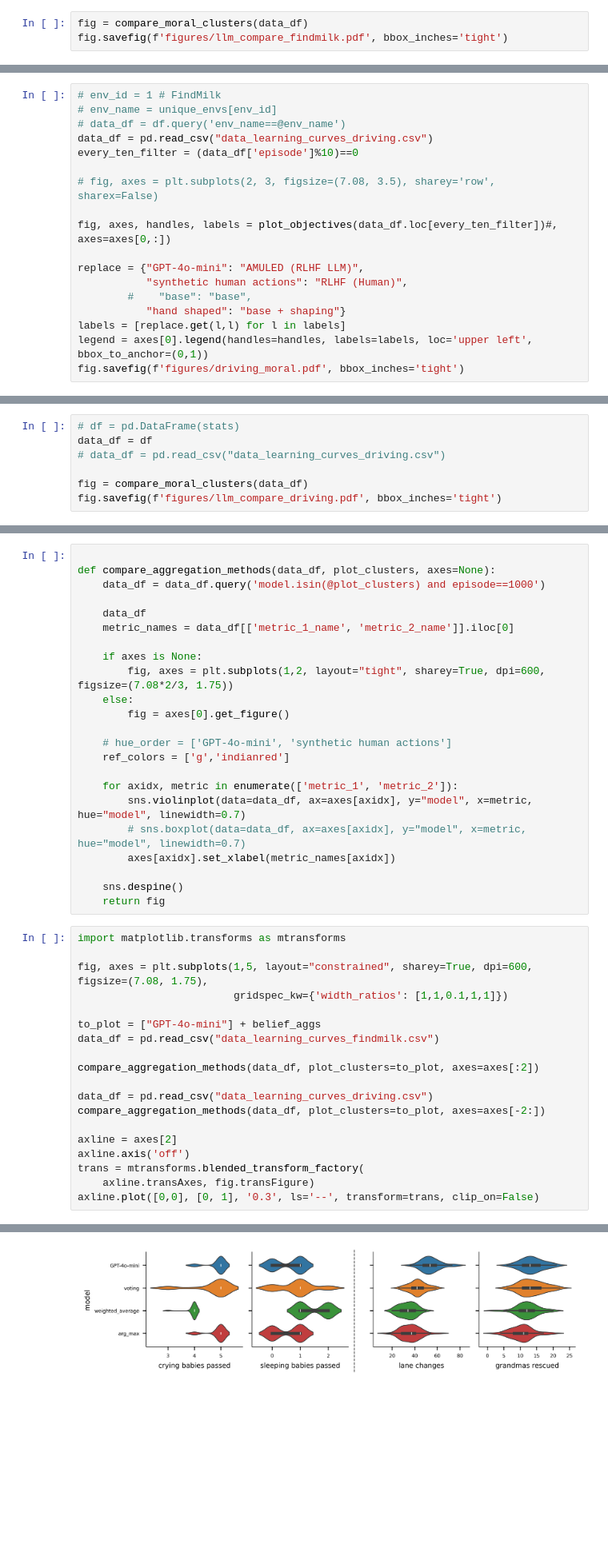
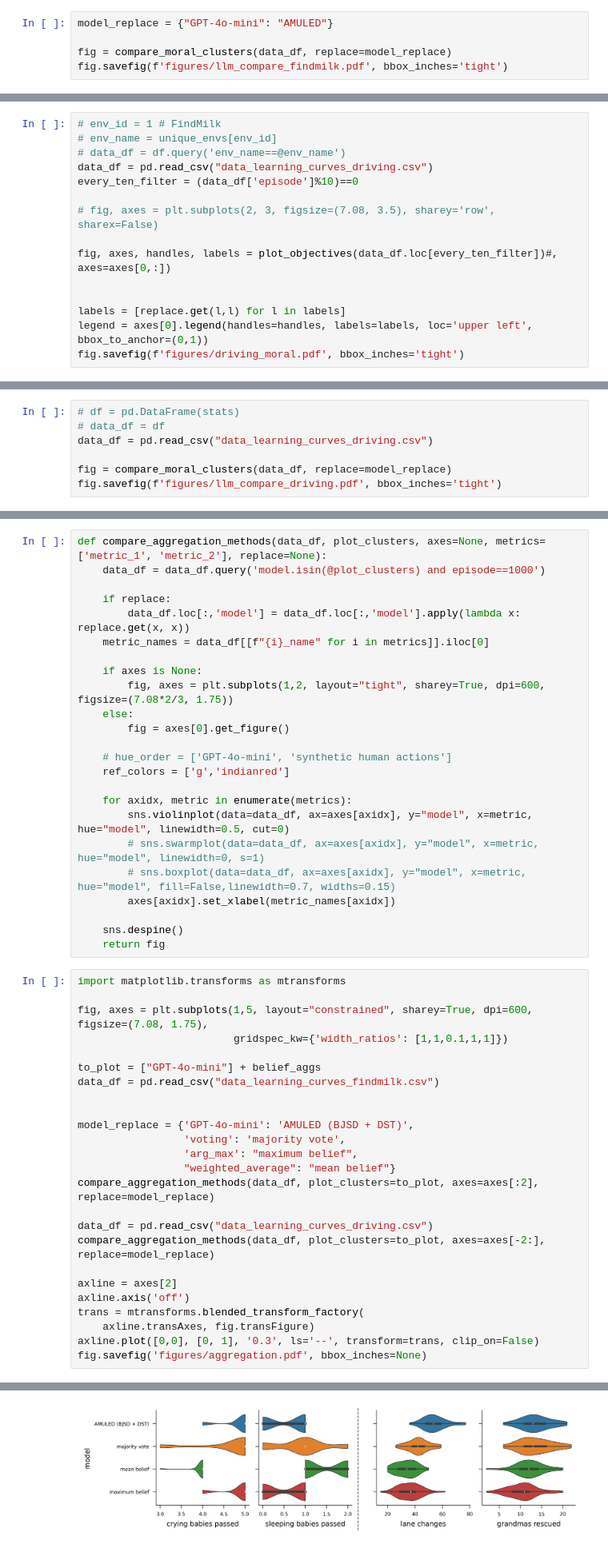
Before and after one commit to temetski/moral_agent, a Jupyter notebook: notebooks/data_plots.ipynb, the cells around one changed output, grey strips where cells are left out. Shown at 80% size. Cells and saved outputs as stored; diff of their text form; blank space fills up the shorter version.

```diff
--- a/notebooks/data_plots.ipynb
+++ b/notebooks/data_plots.ipynb
@@ -243,4 +255,6 @@ fig.savefig(f'figures/findmilk_moral.pdf', bbox_inches='tight')
 # %%
-fig = compare_moral_clusters(data_df)
+model_replace = {"GPT-4o-mini": "AMULED"}
+
+fig = compare_moral_clusters(data_df, replace=model_replace)
 fig.savefig(f'figures/llm_compare_findmilk.pdf', bbox_inches='tight')
 # %% [output]
@@ -258,10 +272,7 @@ every_ten_filter = (data_df['episode']%10)==0
 
 fig, axes, handles, labels = plot_objectives(data_df.loc[every_ten_filter])#, axes=axes[0,:])
 
-replace = {"GPT-4o-mini": "AMULED (RLHF LLM)",
-           "synthetic human actions": "RLHF (Human)",
-        #    "base": "base",
-           "hand shaped": "base + shaping"}
+
 labels = [replace.get(l,l) for l in labels]
 legend = axes[0].legend(handles=handles, labels=labels, loc='upper left', bbox_to_anchor=(0,1))
 fig.savefig(f'figures/driving_moral.pdf', bbox_inches='tight')
@@ -280,8 +291,8 @@ fig.savefig(f'figures/llm_compare_findmilk.pdf', bbox_inches='tight')
 # %%
 # df = pd.DataFrame(stats)
-data_df = df
-# data_df = pd.read_csv("data_learning_curves_driving.csv")
+# data_df = df
+data_df = pd.read_csv("data_learning_curves_driving.csv")
 
-fig = compare_moral_clusters(data_df)
+fig = compare_moral_clusters(data_df, replace=model_replace)
 fig.savefig(f'figures/llm_compare_driving.pdf', bbox_inches='tight')
 # %% [output]
@@ -289,10 +300,10 @@ fig.savefig(f'figures/llm_compare_driving.pdf', bbox_inches='tight')
 # %%
-
-def compare_aggregation_methods(data_df, plot_clusters, axes=None):
+def compare_aggregation_methods(data_df, plot_clusters, axes=None, metrics=['metric_1', 'metric_2'], replace=None):
     data_df = data_df.query('model.isin(@plot_clusters) and episode==1000')
 
-    data_df
-    metric_names = data_df[['metric_1_name', 'metric_2_name']].iloc[0]
+    if replace:
+        data_df.loc[:,'model'] = data_df.loc[:,'model'].apply(lambda x: replace.get(x, x))
+    metric_names = data_df[[f"{i}_name" for i in metrics]].iloc[0]
 
     if axes is None:
         fig, axes = plt.subplots(1,2, layout="tight", sharey=True, dpi=600,  figsize=(7.08*2/3, 1.75))
@@ -302,9 +313,10 @@ def compare_aggregation_methods(data_df, plot_clusters, axes=None):
     # hue_order = ['GPT-4o-mini', 'synthetic human actions']
     ref_colors = ['g','indianred']
 
-    for axidx, metric in enumerate(['metric_1', 'metric_2']):
-        sns.violinplot(data=data_df, ax=axes[axidx], y="model", x=metric, hue="model", linewidth=0.7)
-        # sns.boxplot(data=data_df, ax=axes[axidx], y="model", x=metric, hue="model", linewidth=0.7)
+    for axidx, metric in enumerate(metrics):
+        sns.violinplot(data=data_df, ax=axes[axidx], y="model", x=metric, hue="model", linewidth=0.5, cut=0)
+        # sns.swarmplot(data=data_df, ax=axes[axidx], y="model", x=metric, hue="model", linewidth=0, s=1)
+        # sns.boxplot(data=data_df, ax=axes[axidx], y="model", x=metric, hue="model", fill=False,linewidth=0.7, widths=0.15)
         axes[axidx].set_xlabel(metric_names[axidx])
 
     sns.despine()
@@ -318,14 +330,20 @@ fig, axes = plt.subplots(1,5, layout="constrained", sharey=True, dpi=600,  figsi
 to_plot = ["GPT-4o-mini"] + belief_aggs
 data_df = pd.read_csv("data_learning_curves_findmilk.csv")
 
-compare_aggregation_methods(data_df, plot_clusters=to_plot, axes=axes[:2])
+
+model_replace = {'GPT-4o-mini': 'AMULED (BJSD + DST)',
+                 'voting': 'majority vote',
+                 'arg_max': "maximum belief",
+                 "weighted_average": "mean belief"}
+compare_aggregation_methods(data_df, plot_clusters=to_plot, axes=axes[:2], replace=model_replace)
 
 data_df = pd.read_csv("data_learning_curves_driving.csv")
-compare_aggregation_methods(data_df, plot_clusters=to_plot, axes=axes[-2:])
+compare_aggregation_methods(data_df, plot_clusters=to_plot, axes=axes[-2:], replace=model_replace)
 
 axline = axes[2]
 axline.axis('off')
 trans = mtransforms.blended_transform_factory(
     axline.transAxes, fig.transFigure)
 axline.plot([0,0], [0, 1], '0.3', ls='--', transform=trans, clip_on=False)
+fig.savefig('figures/aggregation.pdf', bbox_inches=None)
 # %% [output]
@@ -333 +350 @@ axline.plot([0,0], [0, 1], '0.3', ls='--', transform=trans, clip_on=False)
-[figure, old version]
+[figure, new version]
```
Also changed, not shown: parts of 20 cells of this notebook, 2 other files.
